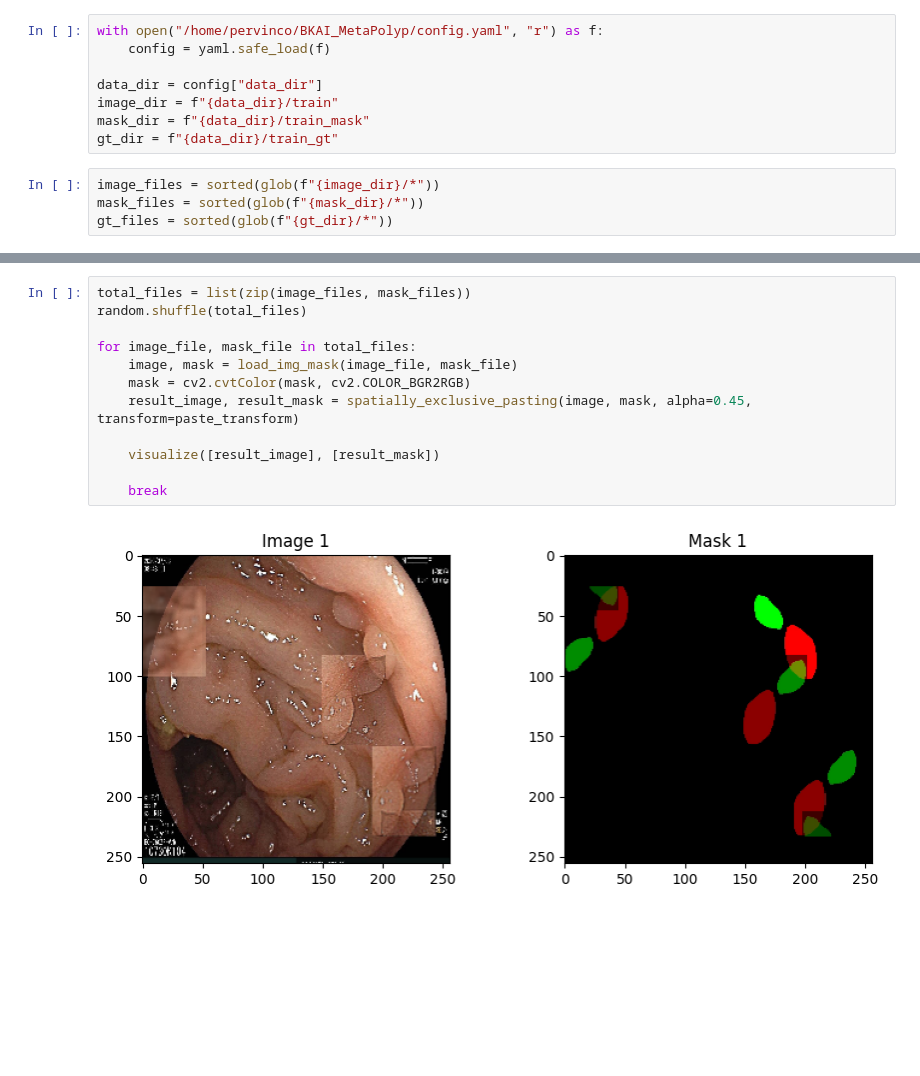
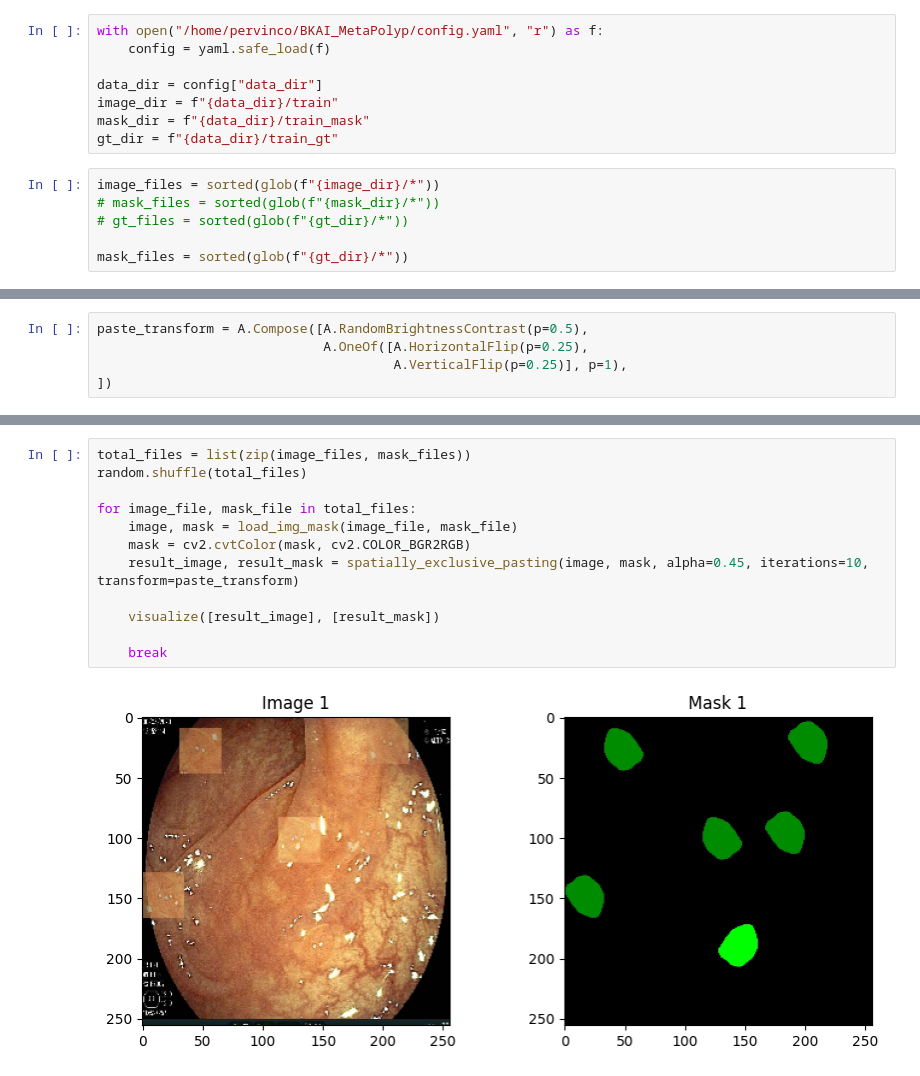
Before and after one commit to pervin0527/BKAI_MetaPolyp, a Jupyter notebook: notebook/Spatially_paste.ipynb, the cells around one changed output, grey strips where cells are left out. Saved outputs shown, nothing was run; the diff lists cells and outputs as text; blank space fills up the shorter version.

```diff
--- a/notebook/Spatially_paste.ipynb
+++ b/notebook/Spatially_paste.ipynb
@@ -27,5 +27,7 @@ mask_dir = f"{data_dir}/train_mask"
 gt_dir = f"{data_dir}/train_gt"
 # %%
 image_files = sorted(glob(f"{image_dir}/*"))
-mask_files = sorted(glob(f"{mask_dir}/*"))
-gt_files = sorted(glob(f"{gt_dir}/*"))
+# mask_files = sorted(glob(f"{mask_dir}/*"))
+# gt_files = sorted(glob(f"{gt_dir}/*"))
+
+mask_files = sorted(glob(f"{gt_dir}/*"))
@@ -46,3 +34,8 @@ paste_transform = A.Compose([A.OneOf([A.CLAHE(p=0.3),
+# %%
+paste_transform = A.Compose([A.RandomBrightnessContrast(p=0.5),
+                             A.OneOf([A.HorizontalFlip(p=0.25),
+                                      A.VerticalFlip(p=0.25)], p=1),
+])
 # %%
 def spatially_exclusive_pasting(image, mask, alpha=0.7, iterations=10, transform=None):
     target_image, target_mask = copy.deepcopy(image), copy.deepcopy(mask)
@@ -93,14 +79,14 @@ def spatially_exclusive_pasting(image, mask, alpha=0.7, iterations=10, transform
 # %%
 total_files = list(zip(image_files, mask_files))
 random.shuffle(total_files)
 
 for image_file, mask_file in total_files:
     image, mask = load_img_mask(image_file, mask_file)
     mask = cv2.cvtColor(mask, cv2.COLOR_BGR2RGB)
-    result_image, result_mask = spatially_exclusive_pasting(image, mask, alpha=0.45, transform=paste_transform)
+    result_image, result_mask = spatially_exclusive_pasting(image, mask, alpha=0.45, iterations=10, transform=paste_transform)
 
     visualize([result_image], [result_mask])
 
     break
 # %% [output]
-[figure, old version]
+[figure, new version]
```
Also changed, not shown: parts of 2 cells of this notebook, 5 other files.
